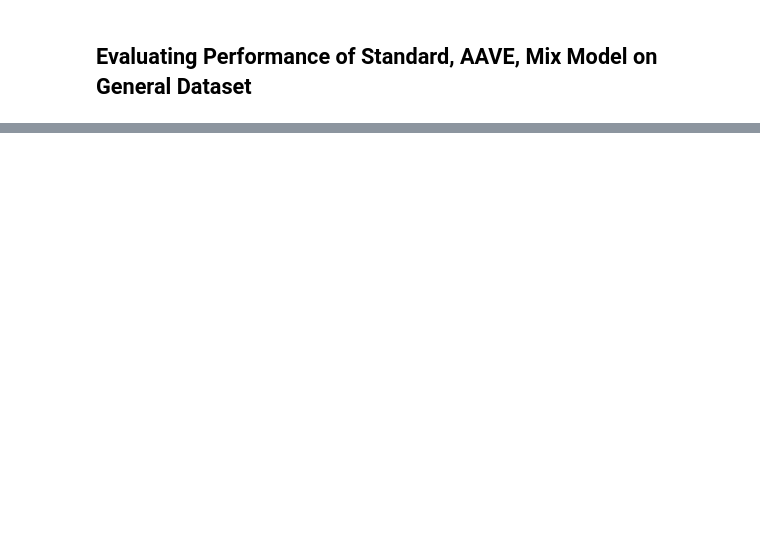
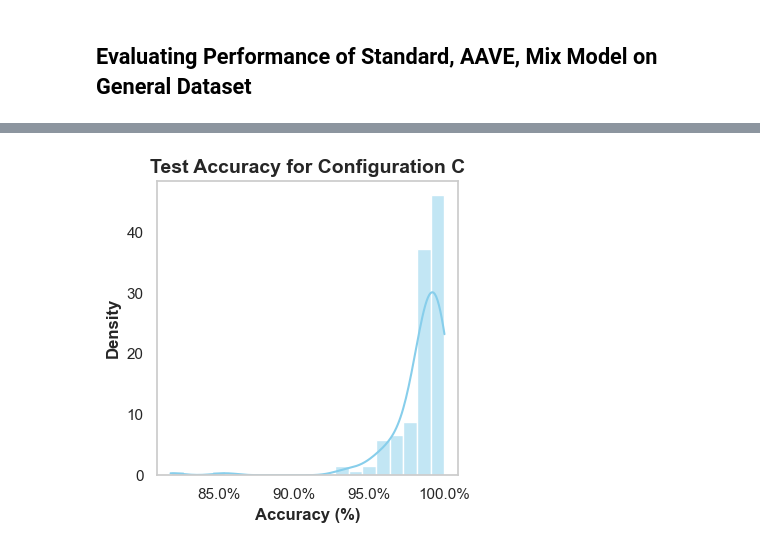
Before and after one commit to nicoleytlam/dialects, a Jupyter notebook: simulation.ipynb, the cells around one changed output, grey strips where cells are left out. Cells and saved outputs as stored; diff of their text form; code cells hidden in the pictures; blank space fills up the shorter version.

```diff
--- a/simulation.ipynb
+++ b/simulation.ipynb
@@ -343,0 +323,34 @@ Dataset and Config combination does not exist.
+# %%
+import matplotlib.pyplot as plt
+import seaborn as sns
+import pandas as pd
+
+# Load the CSV data
+csv_file = 'accuracy.csv'  # Provide your CSV file path here
+df = pd.read_csv(csv_file)
+
+# Filter the DataFrame for config 'C'
+config = 'C'
+sub_df = df[df['config'] == config]
+
+accuracy_col = 'test_accuracy'  # Adjust this if the actual name of the column is different
+
+# Set the style for the plot
+sns.set(style="whitegrid")
+
+# Plot the distribution using seaborn (either a histogram or a KDE plot)
+plt.figure(figsize=(4, 4))
+sns.histplot(sub_df[accuracy_col], kde=True, bins=20, color='skyblue', line_kws={'color': 'red'}, stat='density')
+
+# Set labels and title
+plt.xlabel(f'Accuracy (%)',fontsize=12, fontweight='bold')
+plt.ylabel('Density',fontsize=12, fontweight='bold')
+plt.title(f'Test Accuracy for Configuration {config}',fontsize=14, fontweight='bold')
+plt.gca().xaxis.set_major_formatter(PercentFormatter(xmax=1.0))
+
+# Show the plot
+plt.grid(False)
+plt.tight_layout()
+plt.show()
+# %% [output]
+[figure, added]
```
Also changed, not shown: parts of 14 cells of this notebook.
